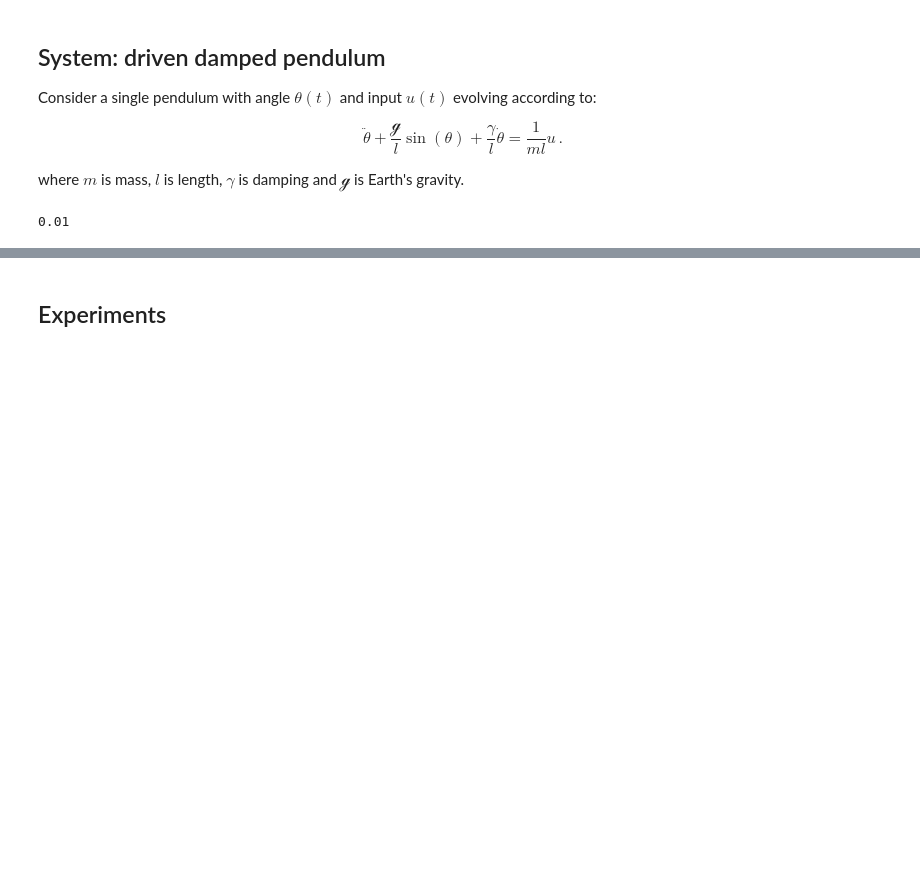
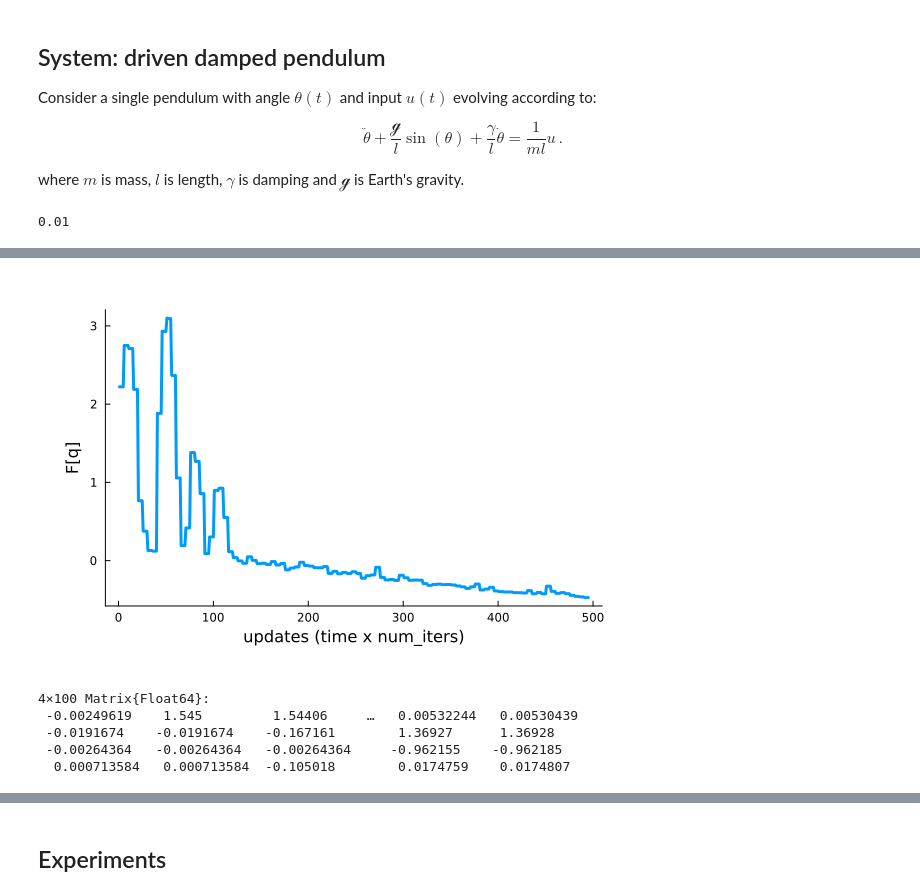
Before and after one commit to wmkouw/narx-efe, a Jupyter notebook: pendulum/NARX-EFE SPendulum.ipynb, the cells around one changed output, grey strips where cells are left out. Drawn from its saved outputs; the diff is of its cells as text; code cells hidden in the pictures; blank space fills up the shorter version.

```diff
--- a/pendulum/NARX-EFE SPendulum.ipynb
+++ b/pendulum/NARX-EFE SPendulum.ipynb
@@ -70,0 +118,33 @@ plot(p1,p2, layout=grid(2,1, heights=[0.7, 0.3]), size=(900,600))
+# %%
+py = []
+qθ = [pθ0]
+qτ = [pτ0]
+FE = zeros(num_iters,N)
+
+T = 1
+@showprogress for k in 1:(N-T)
+
+    # Make predictions
+    push!(py, predictions(agent, controls[k:k+T], time_horizon=T))
+
+    # Update beliefs
+    NARXAgents.update!(agent, observations[k], controls[k])
+    push!(qθ, agent.qθ)
+    push!(qτ, agent.qτ)
+
+    # Evaluate
+    FE[:,k] = agent.free_energy
+end
+# %%
+plot(reshape(FE[:,1:(N-T)], (num_iters*(N-T),)), xlabel="updates (time x num_iters)", ylabel="F[q]")
+# %% [output]
+[figure, added]
+# %%
+vθ = cat( var.(qθ)...,dims=2)
+mθ = cat(mean.(qθ)...,dims=2)
+# %% [output]
+4×100 Matrix{Float64}:
+ -0.00249619    1.545         1.54406     …   0.00532244   0.00530439
+ -0.0191674    -0.0191674    -0.167161        1.36927      1.36928
+ -0.00264364   -0.00264364   -0.00264364     -0.962155    -0.962185
+  0.000713584   0.000713584  -0.105018        0.0174759    0.0174807
```
Also changed, not shown: parts of 45 cells of this notebook.
